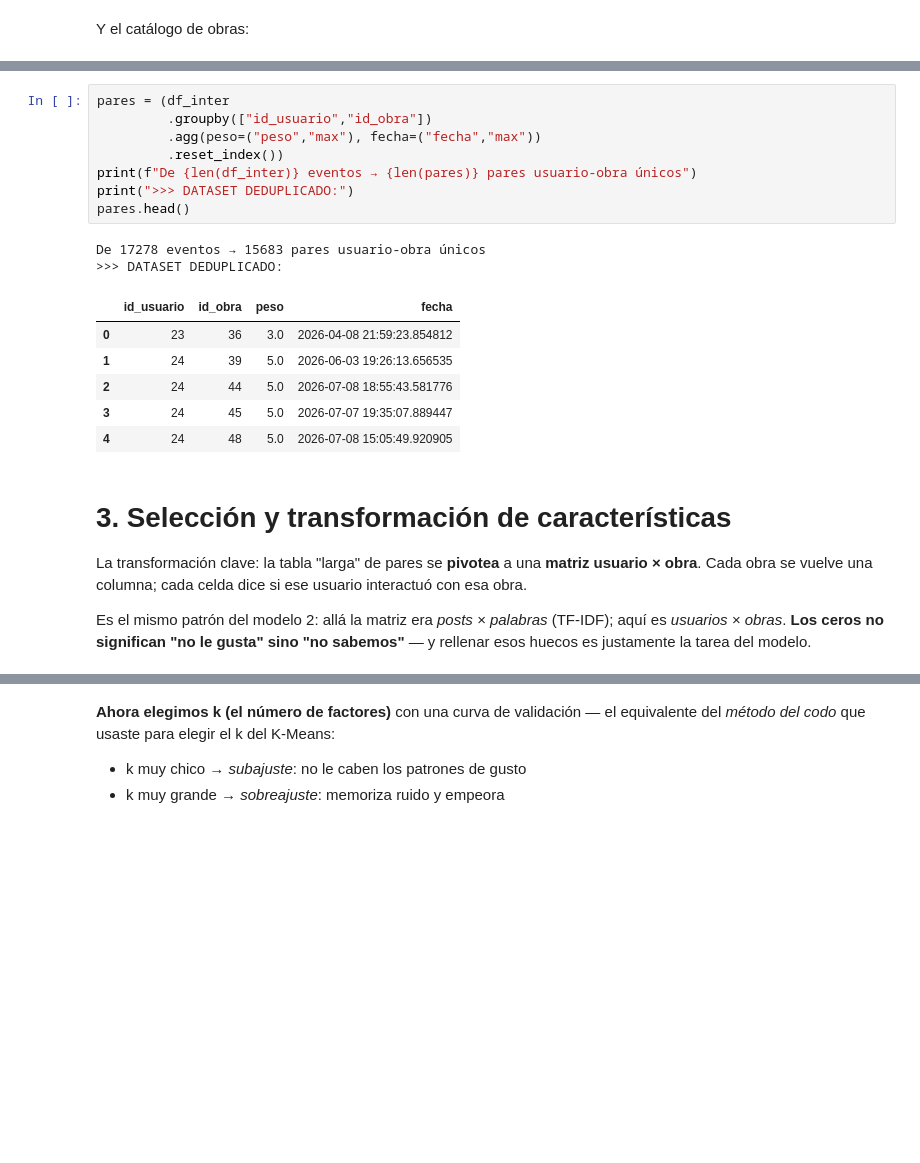
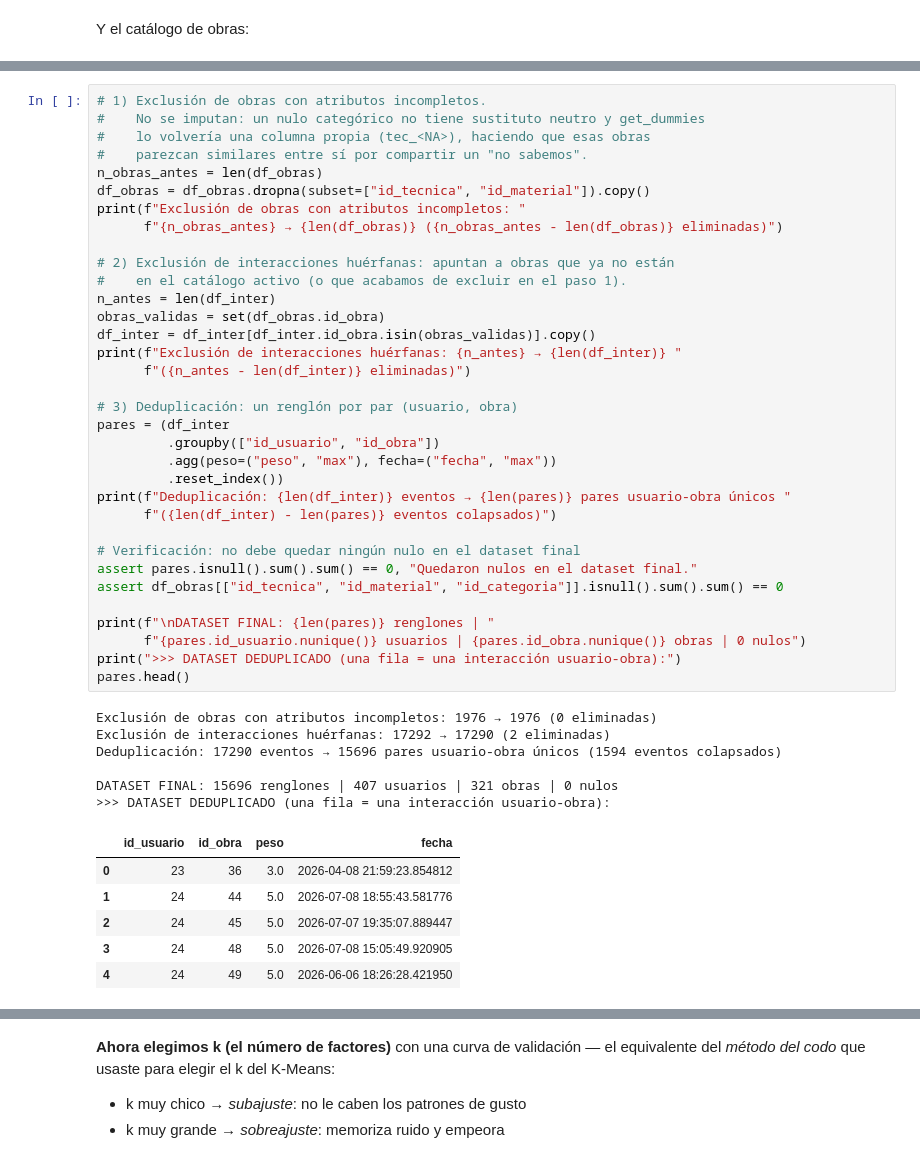
Before and after one commit to Gustavo5B/Nub_studio_back, a Jupyter notebook: notebooks/sistema_recomendacion_carrito.ipynb, the cells around one changed output, grey strips where cells are left out. Cells and saved outputs as stored; diff of their text form; blank space fills up the shorter version.

```diff
--- a/notebooks/sistema_recomendacion_carrito.ipynb
+++ b/notebooks/sistema_recomendacion_carrito.ipynb
@@ -227,26 +561,47 @@ con la señal más fuerte que alcanzó.
 # %%
+# 1) Exclusión de obras con atributos incompletos.
+#    No se imputan: un nulo categórico no tiene sustituto neutro y get_dummies
+#    lo volvería una columna propia (tec_<NA>), haciendo que esas obras
+#    parezcan similares entre sí por compartir un "no sabemos".
+n_obras_antes = len(df_obras)
+df_obras = df_obras.dropna(subset=["id_tecnica", "id_material"]).copy()
+print(f"Exclusión de obras con atributos incompletos: "
+      f"{n_obras_antes} → {len(df_obras)} ({n_obras_antes - len(df_obras)} eliminadas)")
+
+# 2) Exclusión de interacciones huérfanas: apuntan a obras que ya no están
+#    en el catálogo activo (o que acabamos de excluir en el paso 1).
+n_antes = len(df_inter)
+obras_validas = set(df_obras.id_obra)
+df_inter = df_inter[df_inter.id_obra.isin(obras_validas)].copy()
+print(f"Exclusión de interacciones huérfanas: {n_antes} → {len(df_inter)} "
+      f"({n_antes - len(df_inter)} eliminadas)")
+
+# 3) Deduplicación: un renglón por par (usuario, obra)
 pares = (df_inter
-         .groupby(["id_usuario","id_obra"])
-         .agg(peso=("peso","max"), fecha=("fecha","max"))
+         .groupby(["id_usuario", "id_obra"])
+         .agg(peso=("peso", "max"), fecha=("fecha", "max"))
          .reset_index())
-print(f"De {len(df_inter)} eventos → {len(pares)} pares usuario-obra únicos")
-print(">>> DATASET DEDUPLICADO:")
+print(f"Deduplicación: {len(df_inter)} eventos → {len(pares)} pares usuario-obra únicos "
+      f"({len(df_inter) - len(pares)} eventos colapsados)")
+
+# Verificación: no debe quedar ningún nulo en el dataset final
+assert pares.isnull().sum().sum() == 0, "Quedaron nulos en el dataset final."
+assert df_obras[["id_tecnica", "id_material", "id_categoria"]].isnull().sum().sum() == 0
+
+print(f"\nDATASET FINAL: {len(pares)} renglones | "
+      f"{pares.id_usuario.nunique()} usuarios | {pares.id_obra.nunique()} obras | 0 nulos")
+print(">>> DATASET DEDUPLICADO (una fila = una interacción usuario-obra):")
 pares.head()
 # %% [output]
-De 17278 eventos → 15683 pares usuario-obra únicos
->>> DATASET DEDUPLICADO:
+Exclusión de obras con atributos incompletos: 1976 → 1976 (0 eliminadas)
+Exclusión de interacciones huérfanas: 17292 → 17290 (2 eliminadas)
+Deduplicación: 17290 eventos → 15696 pares usuario-obra únicos (1594 eventos colapsados)
+
+DATASET FINAL: 15696 renglones | 407 usuarios | 321 obras | 0 nulos
+>>> DATASET DEDUPLICADO (una fila = una interacción usuario-obra):
 |  | id_usuario | id_obra | peso | fecha |
 | 0 | 23 | 36 | 3.0 | 2026-04-08 21:59:23.854812 |
-| 1 | 24 | 39 | 5.0 | 2026-06-03 19:26:13.656535 |
-| 2 | 24 | 44 | 5.0 | 2026-07-08 18:55:43.581776 |
-| 3 | 24 | 45 | 5.0 | 2026-07-07 19:35:07.889447 |
-| 4 | 24 | 48 | 5.0 | 2026-07-08 15:05:49.920905 |
+| 1 | 24 | 44 | 5.0 | 2026-07-08 18:55:43.581776 |
+| 2 | 24 | 45 | 5.0 | 2026-07-07 19:35:07.889447 |
+| 3 | 24 | 48 | 5.0 | 2026-07-08 15:05:49.920905 |
+| 4 | 24 | 49 | 5.0 | 2026-06-06 18:26:28.421950 |
-# %% [markdown]
-# 3. Selección y transformación de características
-
-La transformación clave: la tabla "larga" de pares se **pivotea** a una **matriz usuario × obra**.
-Cada obra se vuelve una columna; cada celda dice si ese usuario interactuó con esa obra.
-
-Es el mismo patrón del modelo 2: allá la matriz era *posts × palabras* (TF-IDF); aquí es
-*usuarios × obras*. **Los ceros no significan "no le gusta" sino "no sabemos"** — y rellenar
-esos huecos es justamente la tarea del modelo.
```
Also changed, not shown: parts of 74 cells of this notebook, 6 other files.
